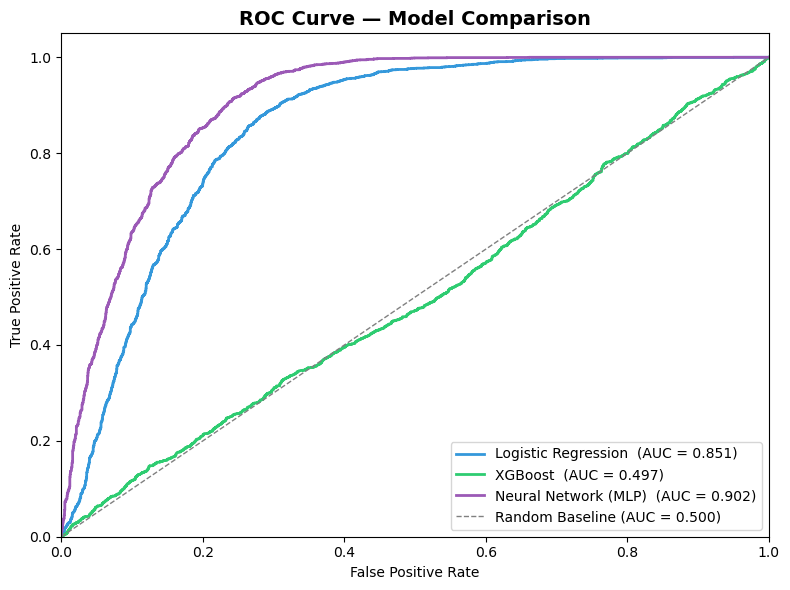
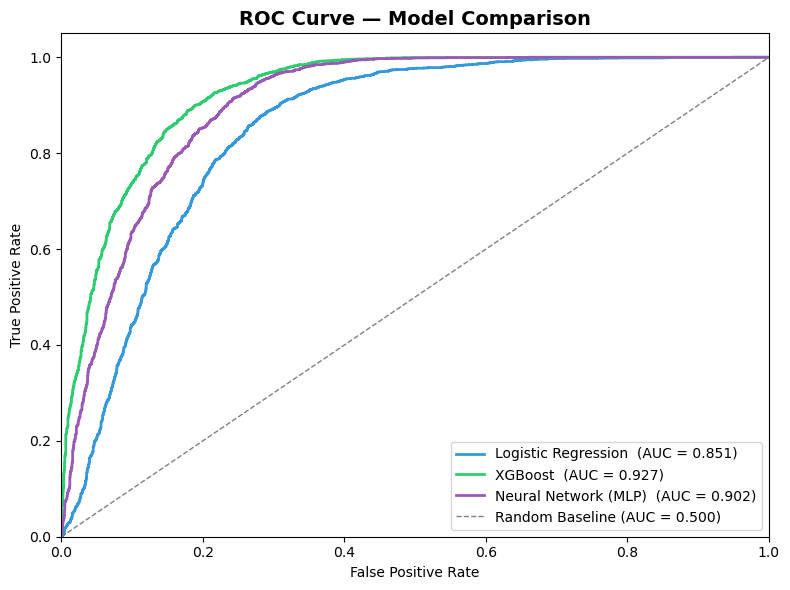
Unified diff of the notebook cell whose output changed from the first chart to the second:
--- before
+++ after
@@ -3,19 +3,18 @@
 fig, ax = plt.subplots(figsize=(8, 6))
 
-model_names_roc  = ['Logistic Regression', 'XGBoost', 'Neural Network (MLP)']
-models_roc       = [lr_model, xgb_model, mlp_model]
-test_data_roc    = [X_test_scaled, X_test_scaled, X_test_scaled]
-colors_roc       = ['#3498db', '#2ecc71', '#9b59b6']
+models_roc    = [lr_model,       xgb_model,  mlp_model]
+names_roc     = ['Logistic Regression', 'XGBoost', 'Neural Network (MLP)']
+test_data_roc = [X_test_scaled,  X_test,     X_test_scaled]
+colors_roc    = ['#3498db',      '#2ecc71',  '#9b59b6']
 
-for model, name, X_data, color in zip(models_roc, model_names_roc, test_data_roc, colors_roc):
+for model, name, X_data, color in zip(models_roc, names_roc, test_data_roc, colors_roc):
     y_prob = model.predict_proba(X_data)[:, 1]
-    
     fpr, tpr, _ = roc_curve(y_test, y_prob)
     roc_auc = auc(fpr, tpr)
-    
     ax.plot(fpr, tpr, color=color, linewidth=2,
             label=f'{name}  (AUC = {roc_auc:.3f})')
 
-ax.plot([0, 1], [0, 1], color='gray', linewidth=1, linestyle='--', label='Random Baseline (AUC = 0.500)')
+ax.plot([0, 1], [0, 1], color='gray', linewidth=1, linestyle='--',
+        label='Random Baseline (AUC = 0.500)')
 
 ax.set_title('ROC Curve — Model Comparison', fontsize=14, fontweight='bold')

Commit: ROC curve fixed